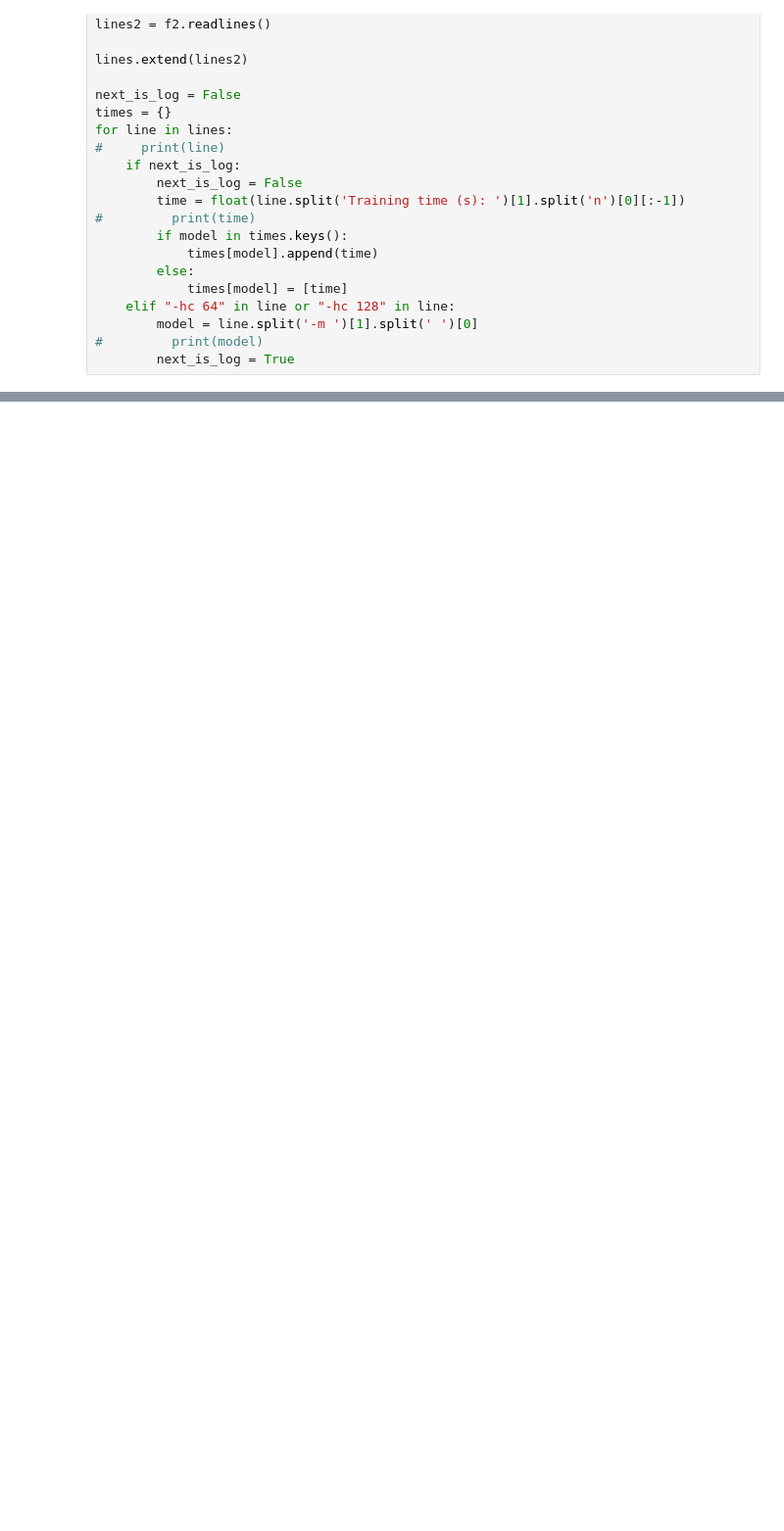
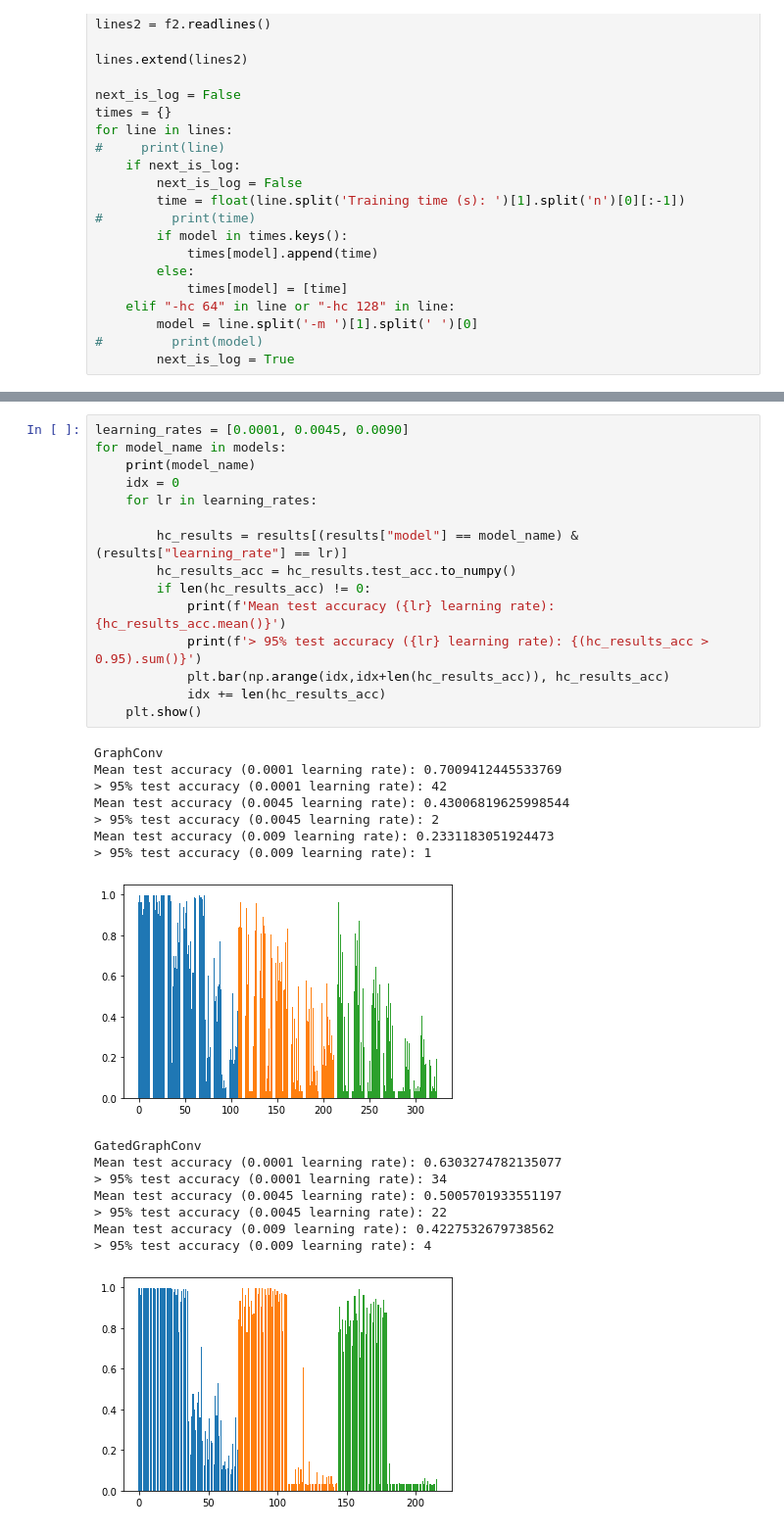
Before and after one commit to yff12345/g, a Jupyter notebook: participant_classification/experiment_results_exploration.ipynb, the cells around one changed output, grey strips where cells are left out. Shown: that part at 98% size. Saved outputs shown, nothing was run; the diff lists cells and outputs as text; blank space fills up the shorter version.

Commit message:
Results finished

```diff
--- a/participant_classification/experiment_results_exploration.ipynb
+++ b/participant_classification/experiment_results_exploration.ipynb
@@ -448,0 +453,32 @@ GraphConv 222.0
+# %%
+learning_rates = [0.0001, 0.0045, 0.0090]
+for model_name in models:
+    print(model_name)
+    idx = 0
+    for lr in learning_rates:
+
+        hc_results = results[(results["model"] == model_name) & (results["learning_rate"] == lr)]
+        hc_results_acc = hc_results.test_acc.to_numpy()
+        if len(hc_results_acc) != 0:
+            print(f'Mean test accuracy ({lr} learning rate): {hc_results_acc.mean()}')
+            print(f'> 95% test accuracy ({lr} learning rate): {(hc_results_acc > 0.95).sum()}')
+            plt.bar(np.arange(idx,idx+len(hc_results_acc)), hc_results_acc)
+            idx += len(hc_results_acc)
+    plt.show()
+# %% [output]
+GraphConv
+Mean test accuracy (0.0001 learning rate): 0.7009412445533769
+> 95% test accuracy (0.0001 learning rate): 42
+Mean test accuracy (0.0045 learning rate): 0.43006819625998544
+> 95% test accuracy (0.0045 learning rate): 2
+Mean test accuracy (0.009 learning rate): 0.2331183051924473
+> 95% test accuracy (0.009 learning rate): 1
+[figure, added]
+GatedGraphConv
+Mean test accuracy (0.0001 learning rate): 0.6303274782135077
+> 95% test accuracy (0.0001 learning rate): 34
+Mean test accuracy (0.0045 learning rate): 0.5005701933551197
+> 95% test accuracy (0.0045 learning rate): 22
+Mean test accuracy (0.009 learning rate): 0.4227532679738562
+> 95% test accuracy (0.009 learning rate): 4
+[figure, added]
```
Also changed, not shown: parts of 6 cells of this notebook.
